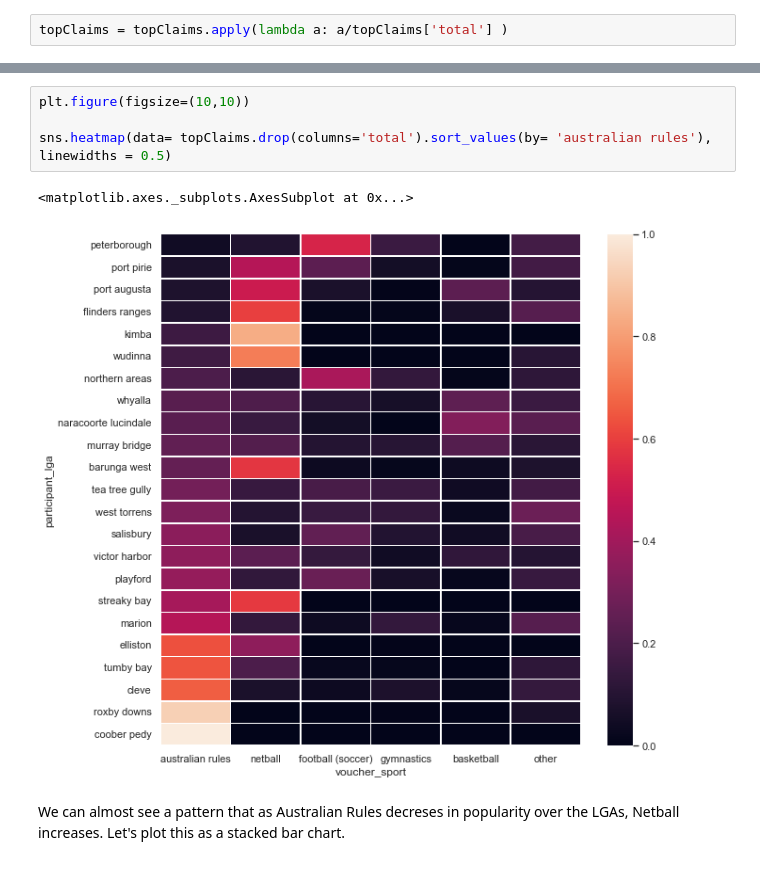
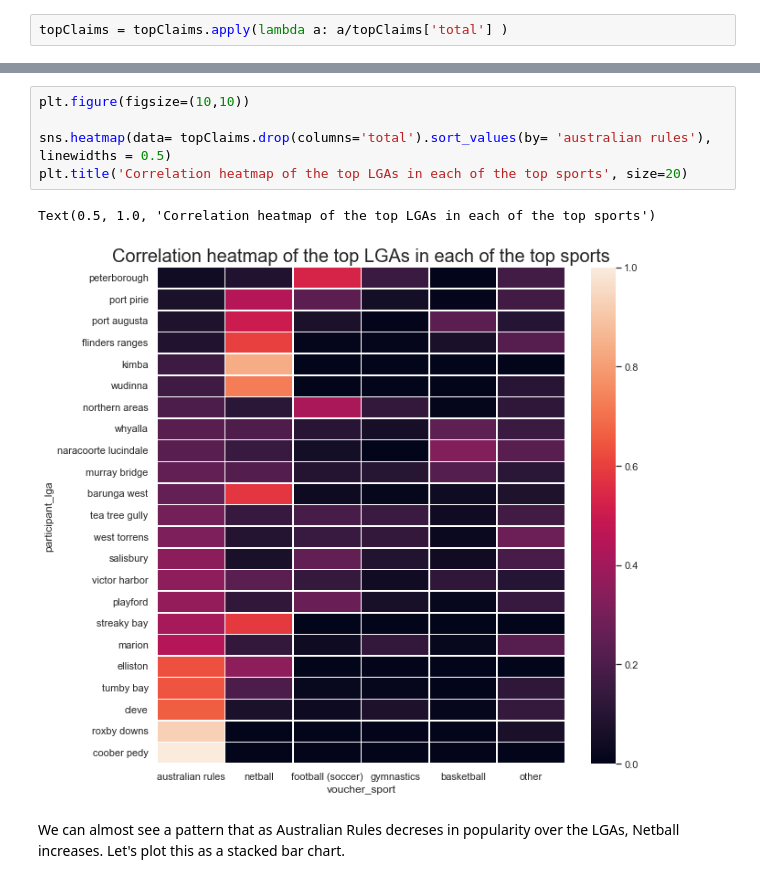
Before and after one commit to MQCOMP2200-S2-2021/Data-Science-Labs, a Jupyter notebook: Portfolio 2 - Christopher Rudolph.ipynb, the cells around one changed output, grey strips where cells are left out. Drawn from its saved outputs; the diff is of its cells as text.

```diff
--- a/Portfolio 2 - Christopher Rudolph.ipynb
+++ b/Portfolio 2 - Christopher Rudolph.ipynb
@@ -755,10 +757,11 @@ topClaims.head()
 # %%
 plt.figure(figsize=(10,10))
 
 sns.heatmap(data= topClaims.drop(columns='total').sort_values(by= 'australian rules'), linewidths = 0.5)
+plt.title('Correlation heatmap of the top LGAs in each of the top sports', size=20)
 # %% [output]
-<matplotlib.axes._subplots.AxesSubplot at 0x...>
+Text(0.5, 1.0, 'Correlation heatmap of the top LGAs in each of the top sports')
-[figure, old version]
+[figure, new version]
 # %% [markdown]
 We can almost see a pattern that as Australian Rules decreses in popularity over the LGAs, Netball increases. Let's plot this as a stacked bar chart.
 # %%
```
Also changed, not shown: parts of 18 cells of this notebook, 1 other file.
